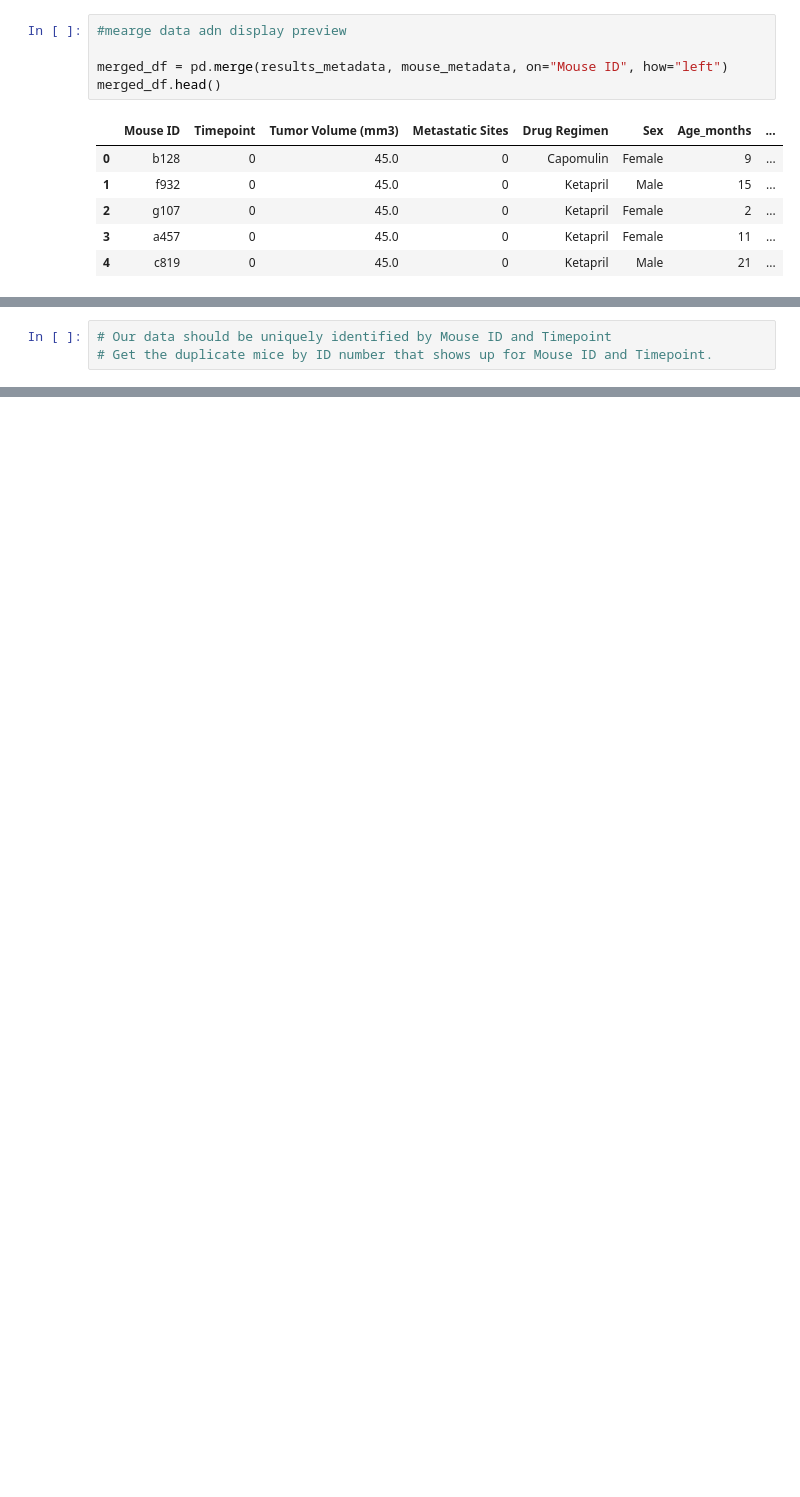
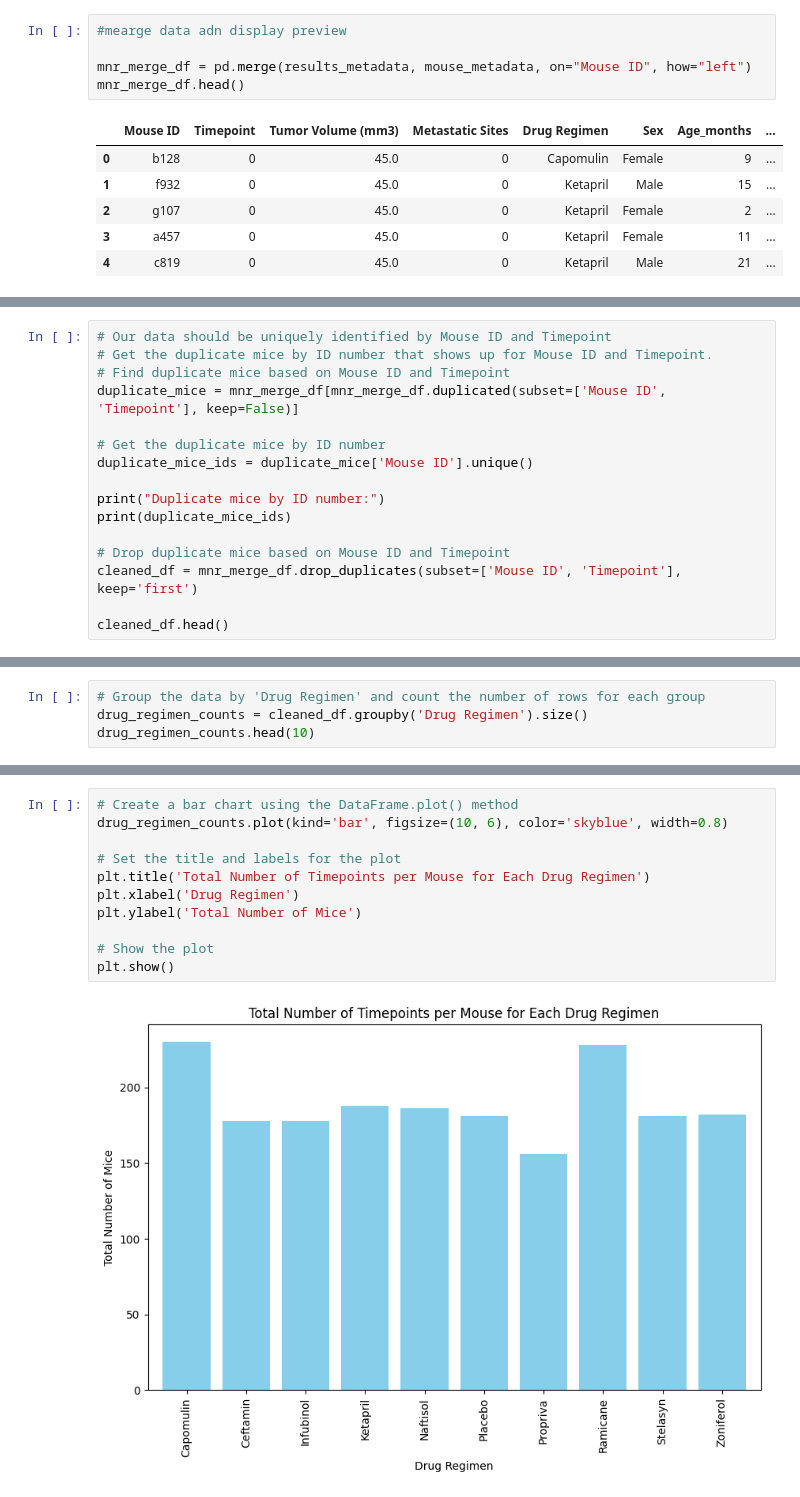
Before and after one commit to soniamoretti/05-Dataviz-challenge, a Jupyter notebook: Challenge 05.ipynb, the cells around one changed output, grey strips where cells are left out. Drawn from its saved outputs; the diff is of its cells as text; blank space fills up the shorter version.

```diff
--- a/Challenge 05.ipynb
+++ b/Challenge 05.ipynb
@@ -17,8 +22,8 @@ results_metadata = pd.read_csv(results_metadata_path)
 # %%
 #mearge data adn display preview
 
-merged_df = pd.merge(results_metadata, mouse_metadata, on="Mouse ID", how="left")
-merged_df.head()
+mnr_merge_df = pd.merge(results_metadata, mouse_metadata, on="Mouse ID", how="left")
+mnr_merge_df.head()
 # %% [output]
 |  | Mouse ID | Timepoint | Tumor Volume (mm3) | Metastatic Sites | Drug Regimen | Sex | Age_months | ... |
 | 0 | b128 | 0 | 45.0 | 0 | Capomulin | Female | 9 | ... |
@@ -34,3 +39,16 @@ Number of mice: 249
 # %%
 # Our data should be uniquely identified by Mouse ID and Timepoint
 # Get the duplicate mice by ID number that shows up for Mouse ID and Timepoint.
+# Find duplicate mice based on Mouse ID and Timepoint
+duplicate_mice = mnr_merge_df[mnr_merge_df.duplicated(subset=['Mouse ID', 'Timepoint'], keep=False)]
+
+# Get the duplicate mice by ID number
+duplicate_mice_ids = duplicate_mice['Mouse ID'].unique()
+
+print("Duplicate mice by ID number:")
+print(duplicate_mice_ids)
+
+# Drop duplicate mice based on Mouse ID and Timepoint
+cleaned_df = mnr_merge_df.drop_duplicates(subset=['Mouse ID', 'Timepoint'], keep='first')
+
+cleaned_df.head()
@@ -36,0 +103,4 @@ Number of mice: 249
+# %%
+# Group the data by 'Drug Regimen' and count the number of rows for each group
+drug_regimen_counts = cleaned_df.groupby('Drug Regimen').size()
+drug_regimen_counts.head(10)
@@ -36,0 +126,13 @@ Number of mice: 249
+# %%
+# Create a bar chart using the DataFrame.plot() method
+drug_regimen_counts.plot(kind='bar', figsize=(10, 6), color='skyblue', width=0.8)
+
+# Set the title and labels for the plot
+plt.title('Total Number of Timepoints per Mouse for Each Drug Regimen')
+plt.xlabel('Drug Regimen')
+plt.ylabel('Total Number of Mice')
+
+# Show the plot
+plt.show()
+# %% [output]
+[figure, added]
```
Also changed, not shown: parts of 19 cells of this notebook.
